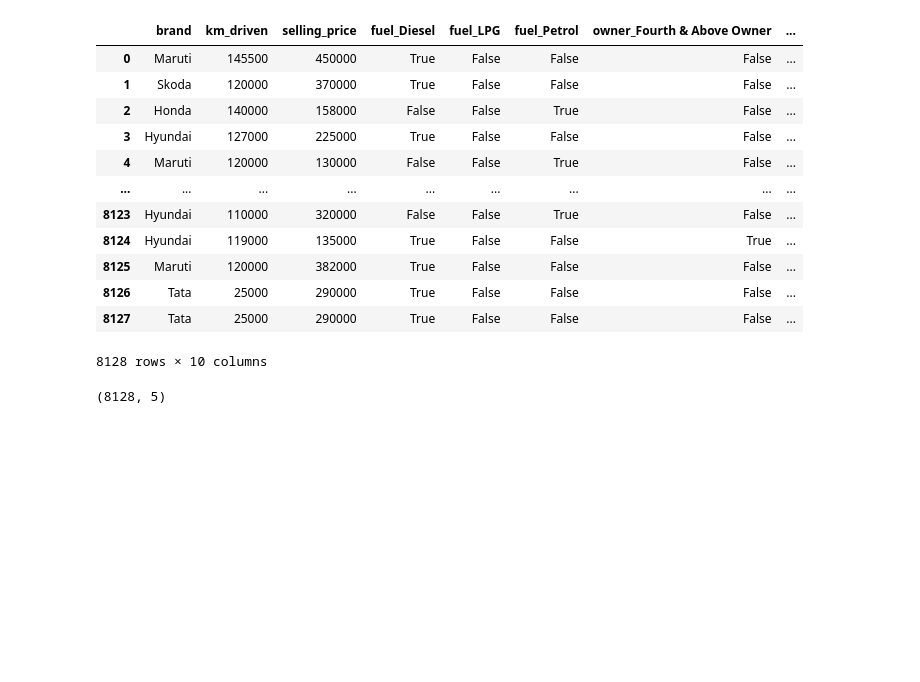
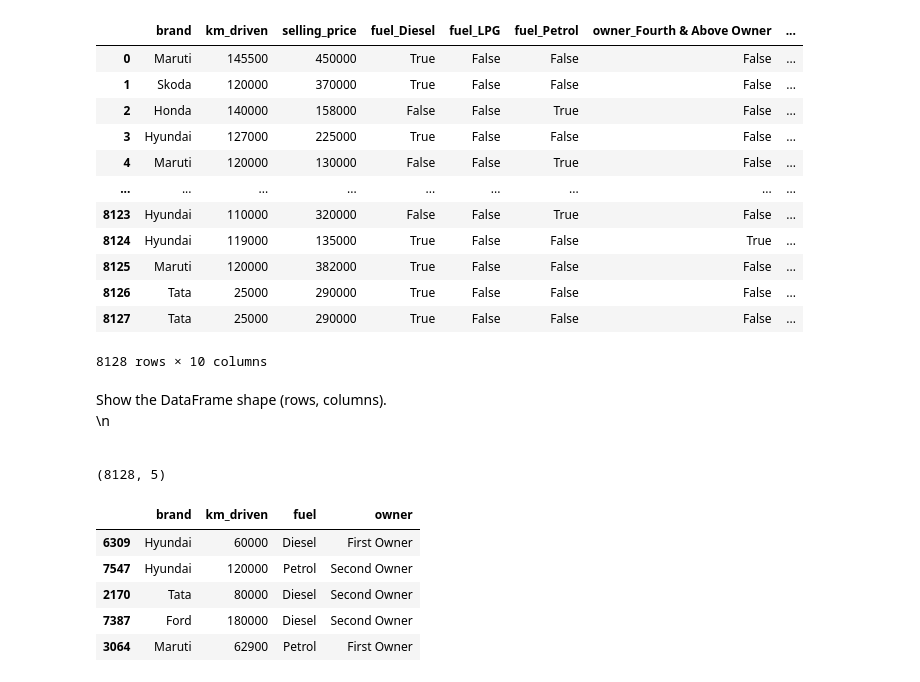
Before and after one commit to Asit-Sengar/Machine_Learning_foundations, a Jupyter notebook: notebooks/100_days_ml/one_hot_encoding.ipynb, the cells around one changed output. Drawn from its saved outputs; the diff is of its cells as text; code cells hidden in the pictures; blank space fills up the shorter version.

```diff
--- a/notebooks/100_days_ml/one_hot_encoding.ipynb
+++ b/notebooks/100_days_ml/one_hot_encoding.ipynb
@@ -78,7 +102,23 @@ pd.get_dummies(df,columns = ["fuel" , "owner"],drop_first= True)
 | 8126 | Tata | 25000 | 290000 | True | False | False | False | ... |
 | 8127 | Tata | 25000 | 290000 | True | False | False | False | ... |
 8128 rows × 10 columns
+# %% [markdown]
+<div style="font-family:monospace; font-size:calc(var(--vscode-editor-font-size,13px) + 2px)">Show the DataFrame shape (rows, columns).</div>\n
+# %% [markdown]
+<!-- Auto documentation will be generated here. -->
 # %%
 df.shape
 # %% [output]
 (8128, 5)
+# %%
+from sklearn.model_selection import train_test_split
+X_train , X_test , Y_train , Y_test = train_test_split(df.iloc[:,0:4], df.iloc[:,-1], test_size= 0.3)
+# %%
+X_test.head(5)
+# %% [output]
+|  | brand | km_driven | fuel | owner |
+| 6309 | Hyundai | 60000 | Diesel | First Owner |
+| 7547 | Hyundai | 120000 | Petrol | Second Owner |
+| 2170 | Tata | 80000 | Diesel | Second Owner |
+| 7387 | Ford | 180000 | Diesel | Second Owner |
+| 3064 | Maruti | 62900 | Petrol | First Owner |
```
Also changed, not shown: parts of 15 cells of this notebook, 22 other files.
